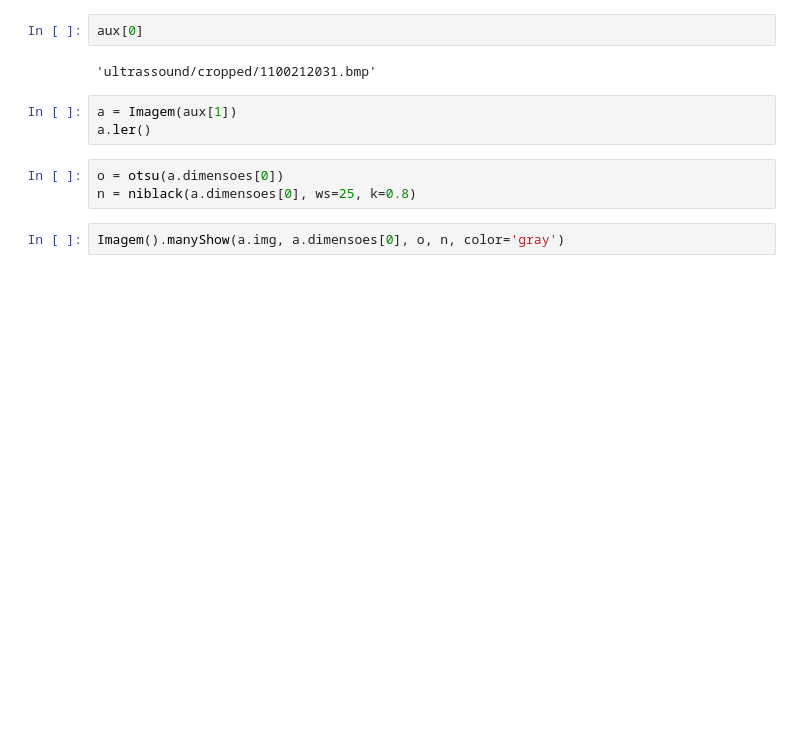
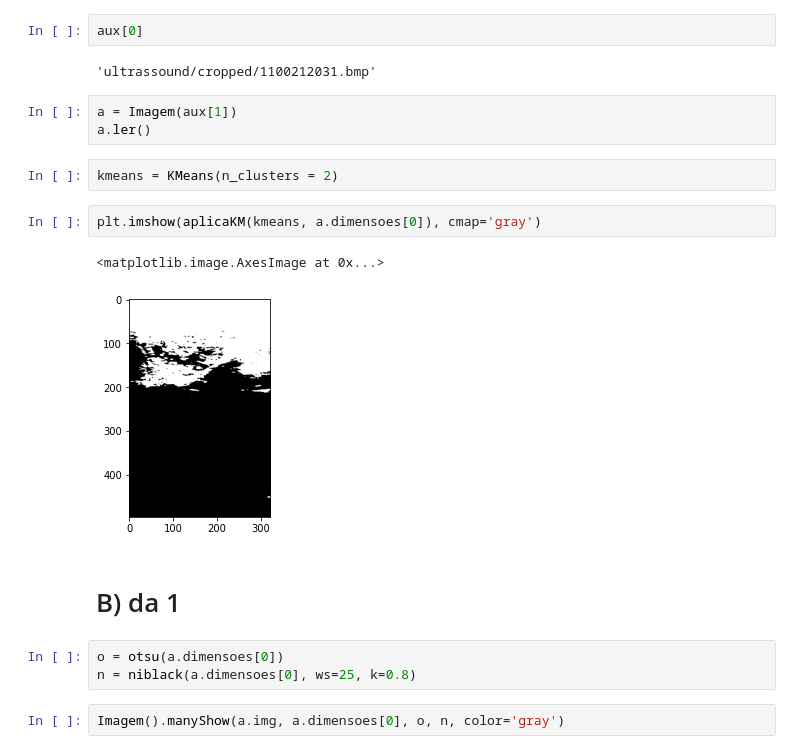
Before and after one commit to viniciusmwen/Computacional, a Jupyter notebook: Atividade06/teste.ipynb, the cells around one changed output. Cells and saved outputs as stored; diff of their text form; blank space fills up the shorter version.

Commit message:
Aplica KM

```diff
--- a/Atividade06/teste.ipynb
+++ b/Atividade06/teste.ipynb
@@ -12,6 +14,15 @@ aux[0]
 # %%
 a = Imagem(aux[1])
 a.ler()
+# %%
+kmeans = KMeans(n_clusters = 2)
+# %%
+plt.imshow(aplicaKM(kmeans, a.dimensoes[0]), cmap='gray')
+# %% [output]
+<matplotlib.image.AxesImage at 0x...>
+[figure, added]
+# %% [markdown]
+# B) da 1
 # %%
 o = otsu(a.dimensoes[0])
 n = niblack(a.dimensoes[0], ws=25, k=0.8)
```
Also changed, not shown: parts of 1 cell of this notebook, 1 other file.
